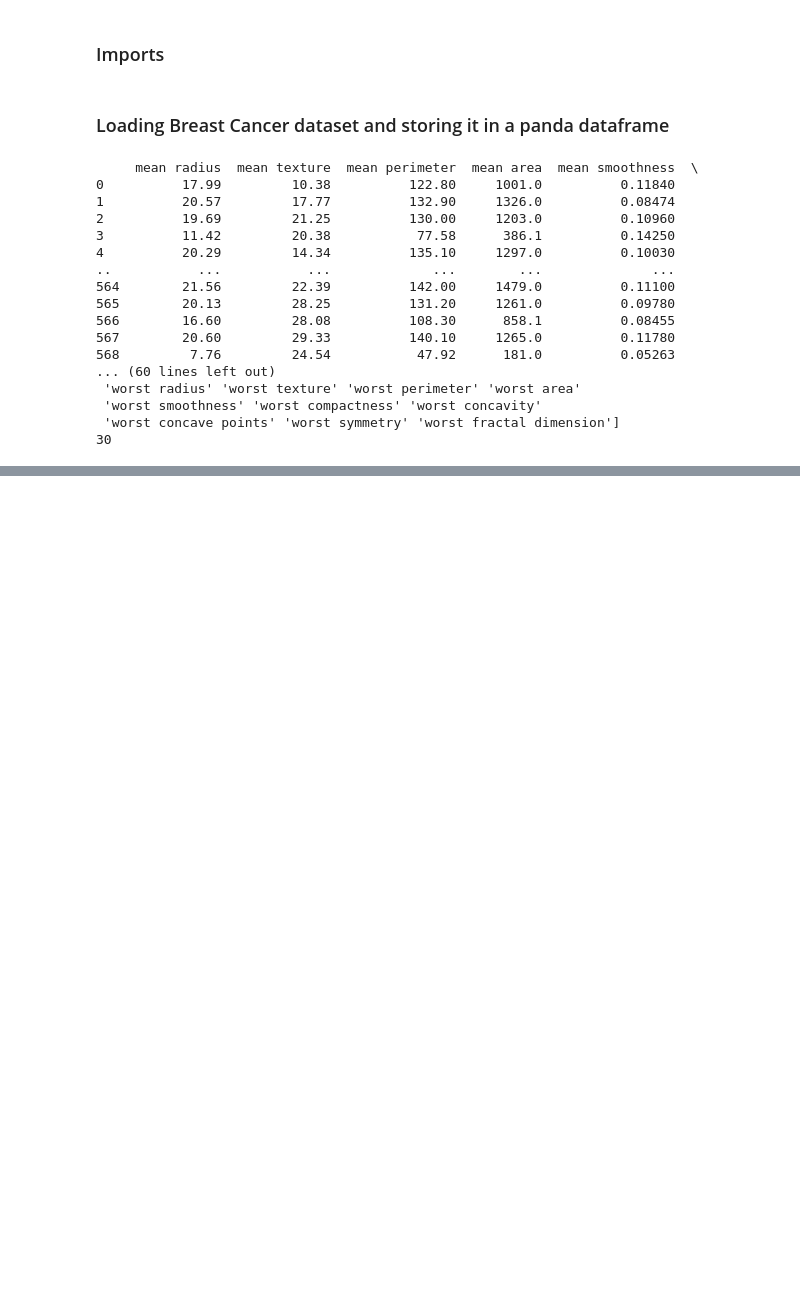
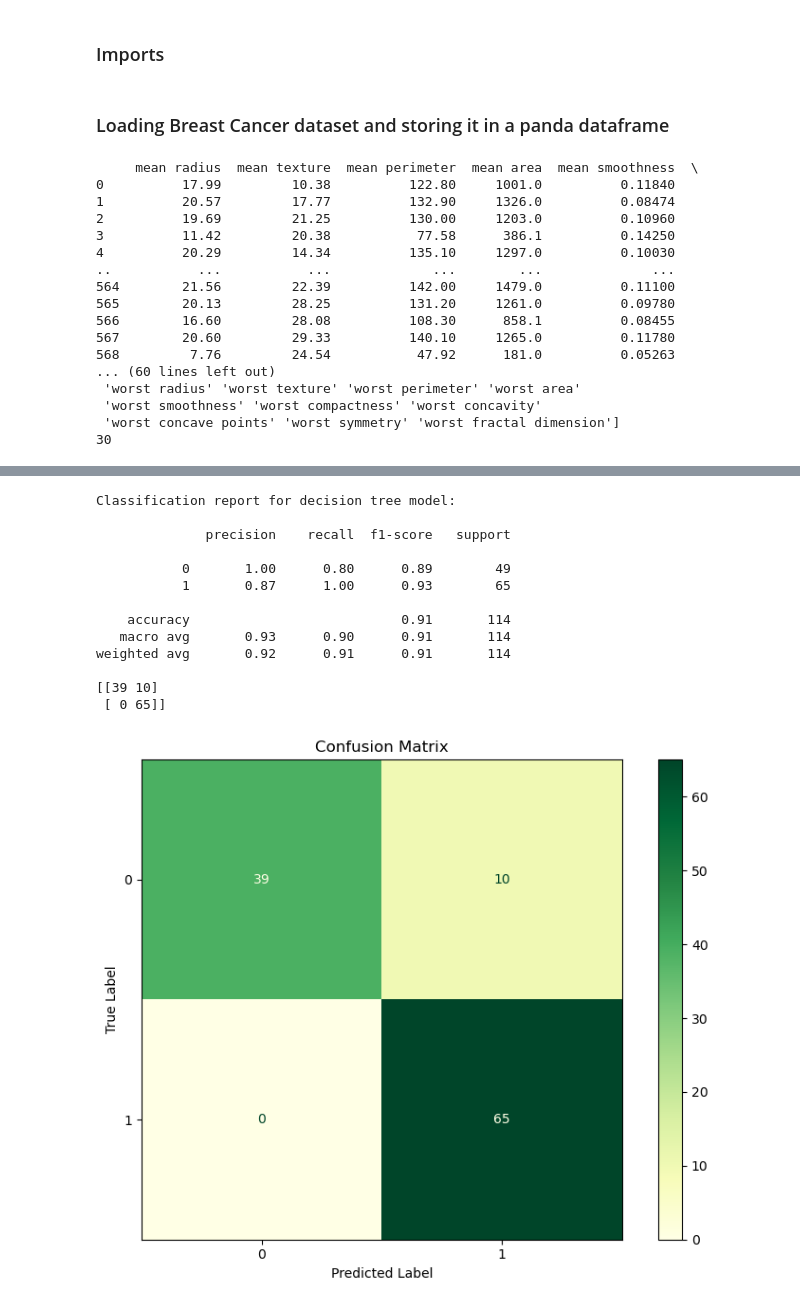
Before and after one commit to ayanokoji024/friendly-potato, a Jupyter notebook: Breast_Cancer_Dataset_ML_Lab_Assignment_1_020.ipynb, the cells around one changed output, grey strips where cells are left out. Cells and saved outputs as stored; diff of their text form; code cells hidden in the pictures; blank space fills up the shorter version.

```diff
--- a/Breast_Cancer_Dataset_ML_Lab_Assignment_1_020.ipynb
+++ b/Breast_Cancer_Dataset_ML_Lab_Assignment_1_020.ipynb
@@ -95,0 +229,17 @@ Confusion Matrix:
+# %%
+gaussianNB_model_breast_cancer(0.2,X,y,smooth=1e-5)
+# %% [output]
+Classification report for decision tree model:
+
+              precision    recall  f1-score   support
+
+           0       1.00      0.80      0.89        49
+           1       0.87      1.00      0.93        65
+
+    accuracy                           0.91       114
+   macro avg       0.93      0.90      0.91       114
+weighted avg       0.92      0.91      0.91       114
+
+[[39 10]
+ [ 0 65]]
+[figure, added]
```
Also changed, not shown: parts of 7 cells of this notebook, 2 other files.
